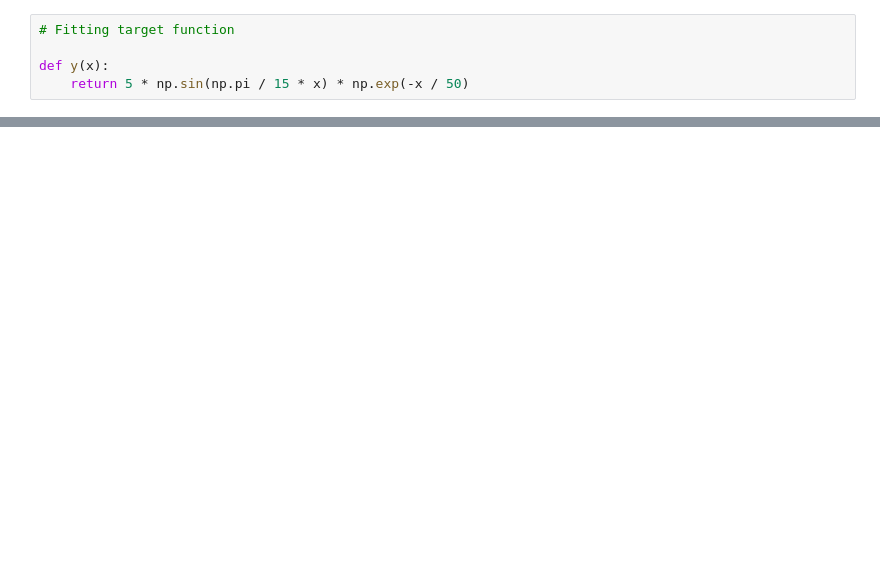
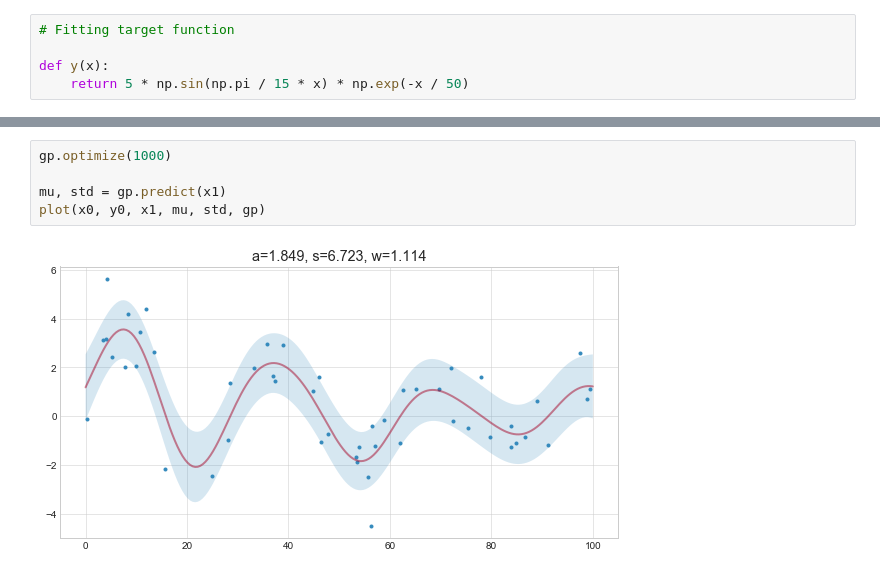
Before and after one commit to kzak/gaussian-process, a Jupyter notebook: gp_from_scratch.ipynb, the cells around one changed output, grey strips where cells are left out. Cells and saved outputs as stored; diff of their text form; blank space fills up the shorter version.

```diff
--- a/gp_from_scratch.ipynb
+++ b/gp_from_scratch.ipynb
@@ -179,0 +187,7 @@ for i in (0, 1):
+# %%
+gp.optimize(1000)
+
+mu, std = gp.predict(x1)
+plot(x0, y0, x1, mu, std, gp)
+# %% [output]
+[figure, added]
```
Also changed, not shown: parts of 7 cells of this notebook.
